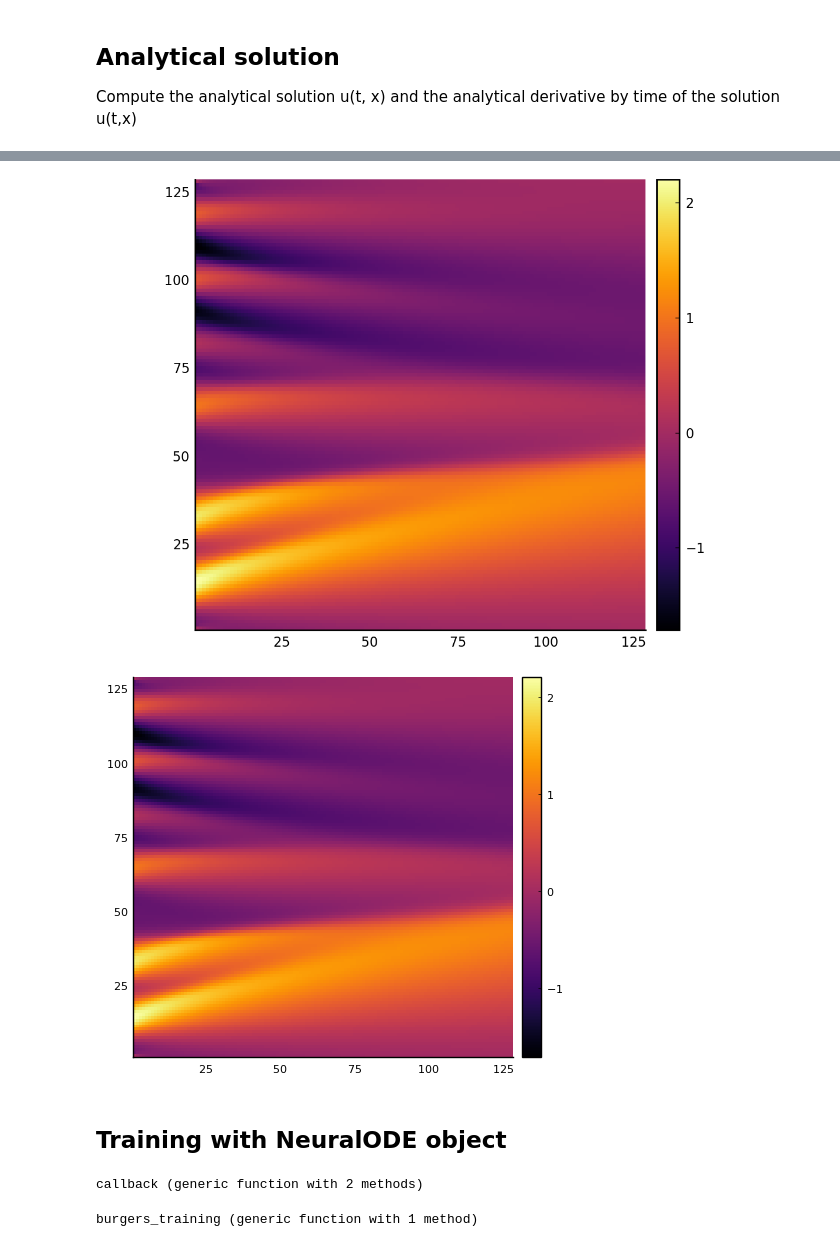
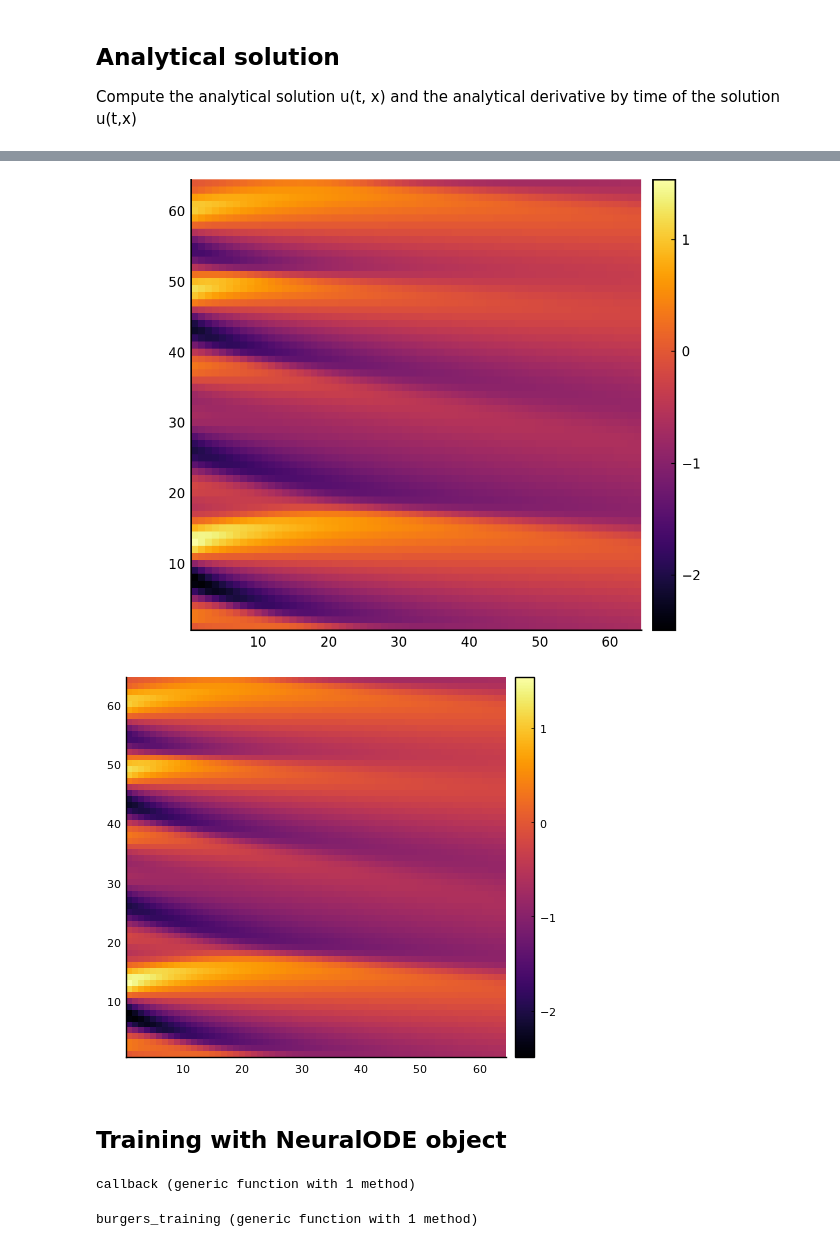
Before and after one commit to vdesgrange/closure-model, a Jupyter notebook: experiments/julia_src/neural_closure/burgers_equation_neural_ode.ipynb, the cells around one changed output, grey strips where cells are left out. Cells and saved outputs as stored; diff of their text form; code cells hidden in the pictures.

Commit message:
Running and working neural ode training for heat and burgers equation. Continuous model.

```diff
--- a/experiments/julia_src/neural_closure/burgers_equation_neural_ode.ipynb
+++ b/experiments/julia_src/neural_closure/burgers_equation_neural_ode.ipynb
@@ -31,8 +31,8 @@ t_max = 0.2;
 t_min = 0.;
 x_max = 1.;
 x_min = 0.;
-t_n = 128;
-x_n = 128;
+t_n = 64;
+x_n = 64;
 
 nu = 0.01;
 
@@ -55,4 +55,4 @@ GraphicTools.show_state(u_a, "Snapshot generator")
 # %%
-# dataset = Generator.generate_burgers_training_dataset(t_max, t_min, x_max, x_min, t_n, x_n, nu, 32, 2, 1, false, "./src/dataset/burgers_coarse_training_set.jld2", "training_set");
-# high_dataset = Generator.read_dataset("./src/dataset/burgers_high_dim_training_set.jld2")["training_set"];
-coarse_dataset = Generator.read_dataset("./src/dataset/burgers_coarse_training_set.jld2")["training_set"];
+dataset = Generator.generate_burgers_training_dataset(t_max, t_min, x_max, x_min, t_n, x_n, nu, 64, 2, 1, false, "./src/dataset/burgers_high_dim_training_set.jld2", "training_set");
+high_dataset = Generator.read_dataset("./src/dataset/burgers_high_dim_training_set.jld2")["training_set"];
+# coarse_dataset = Generator.read_dataset("./src/dataset/burgers_coarse_training_set.jld2")["training_set"];
@@ -64,5 +66,5 @@ function check_training_dataset(dataset)
     end
 end
 
-check_training_dataset(coarse_dataset)
+check_training_dataset(high_dataset)
 # %% [output]
@@ -72,10 +74,10 @@ check_training_dataset(coarse_dataset)
-[figure, old version]
+[figure, new version]
-[figure, old version]
+[figure, new version]
 # %% [markdown]
 ## Training with NeuralODE object
 # %%
 callback(theta, loss, u) = (IJulia.clear_output(true); display(loss); false)
 # %% [output]
-callback (generic function with 2 methods)
+callback (generic function with 1 method)
 # %%
 function burgers_training(net, epochs, u0, u_true, t)
```
Also changed, not shown: parts of 24 cells of this notebook, 1 other file.
